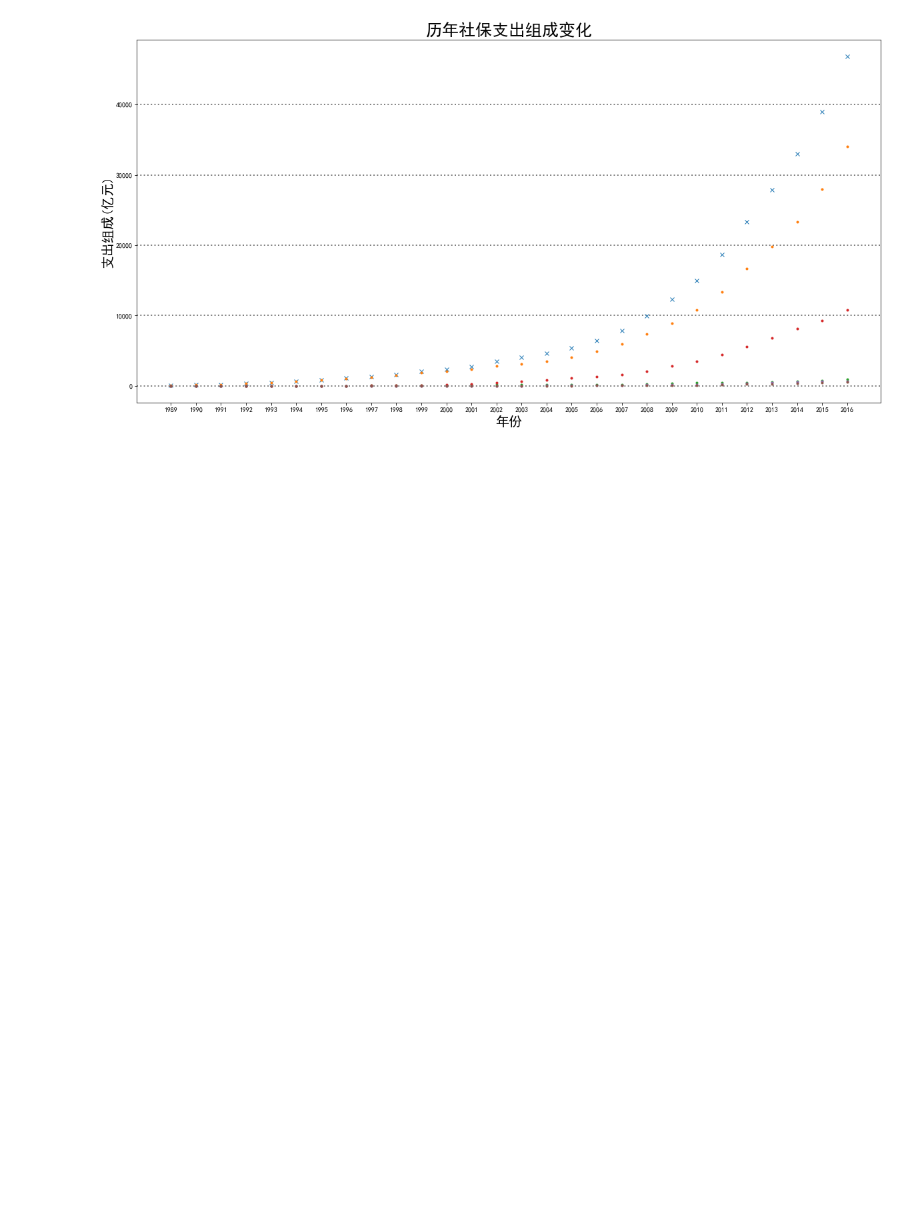
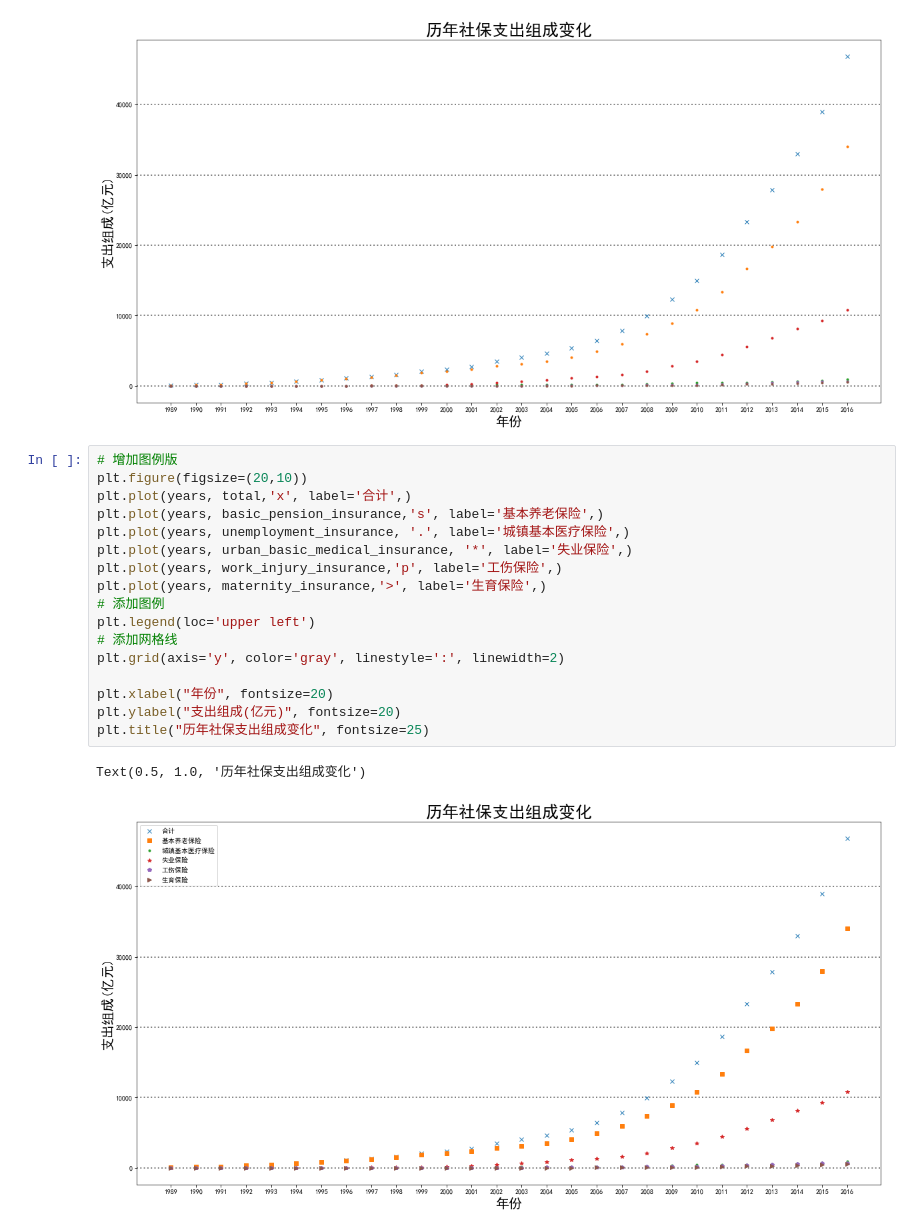
Before and after one commit to sanbeichahegongheguo/python_learn, a Jupyter notebook: chapter02-数据分析/练习/全国医保数据分析/中国医保支出数据分析.ipynb, the cells around one changed output. Saved outputs shown, nothing was run; the diff lists cells and outputs as text; blank space fills up the shorter version.

```diff
--- a/chapter02-数据分析/练习/全国医保数据分析/中国医保支出数据分析.ipynb
+++ b/chapter02-数据分析/练习/全国医保数据分析/中国医保支出数据分析.ipynb
@@ -56,3 +56,23 @@ plt.title("历年社保支出组成变化", fontsize=25)
 # %% [output]
 Text(0.5, 1.0, '历年社保支出组成变化')
 [figure]
+# %%
+# 增加图例版
+plt.figure(figsize=(20,10))
+plt.plot(years, total,'x', label='合计',)
+plt.plot(years, basic_pension_insurance,'s', label='基本养老保险',)
+plt.plot(years, unemployment_insurance, '.', label='城镇基本医疗保险',)
+plt.plot(years, urban_basic_medical_insurance, '*', label='失业保险',)
+plt.plot(years, work_injury_insurance,'p', label='工伤保险',)
+plt.plot(years, maternity_insurance,'>', label='生育保险',)
+# 添加图例
+plt.legend(loc='upper left')
+# 添加网格线
+plt.grid(axis='y', color='gray', linestyle=':', linewidth=2)
+
+plt.xlabel("年份", fontsize=20)
+plt.ylabel("支出组成(亿元)", fontsize=20)
+plt.title("历年社保支出组成变化", fontsize=25)
+# %% [output]
+Text(0.5, 1.0, '历年社保支出组成变化')
+[figure, added]
```
Also changed, not shown: parts of 3 cells of this notebook, 1 other file.
